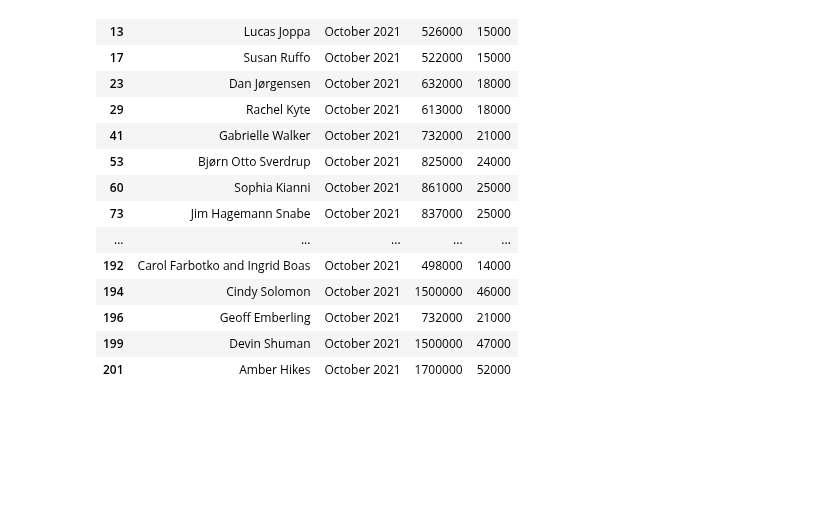
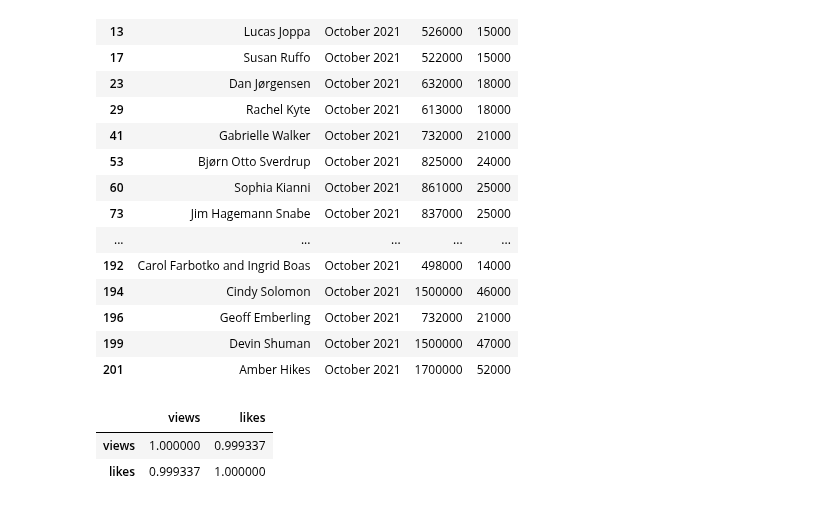
Before and after one commit to mananbhatt5/Tamid-TechEdu-S22, a Jupyter notebook: Week5/JoshLeeman-week5.ipynb, the cells around one changed output. Saved outputs shown, nothing was run; the diff lists cells and outputs as text; code cells hidden in the pictures; blank space fills up the shorter version.

```diff
--- a/Week5/JoshLeeman-week5.ipynb
+++ b/Week5/JoshLeeman-week5.ipynb
@@ -103,3 +103,8 @@ df5
 | 201 | Amber Hikes | October 2021 | 1700000 | 52000 |
 # %%
 df5.to_csv('ted_talk_data.csv')
+df5.corr()
+# %% [output]
+|  | views | likes |
+| views | 1.000000 | 0.999337 |
+| likes | 0.999337 | 1.000000 |
```
